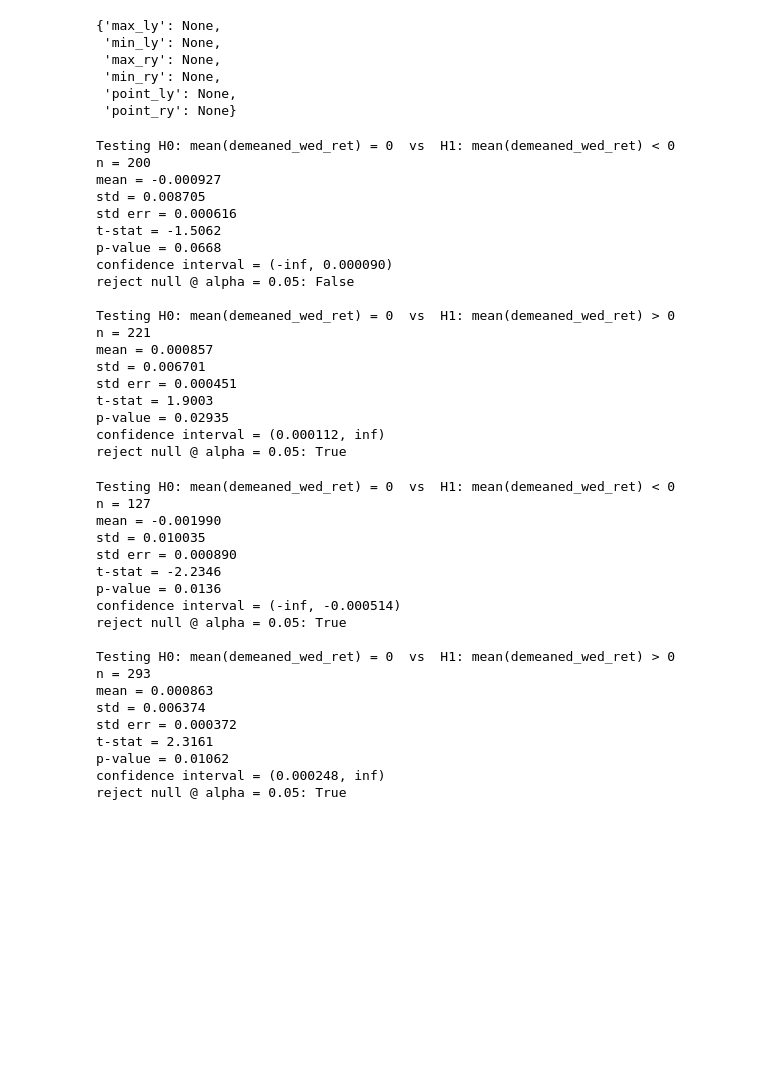
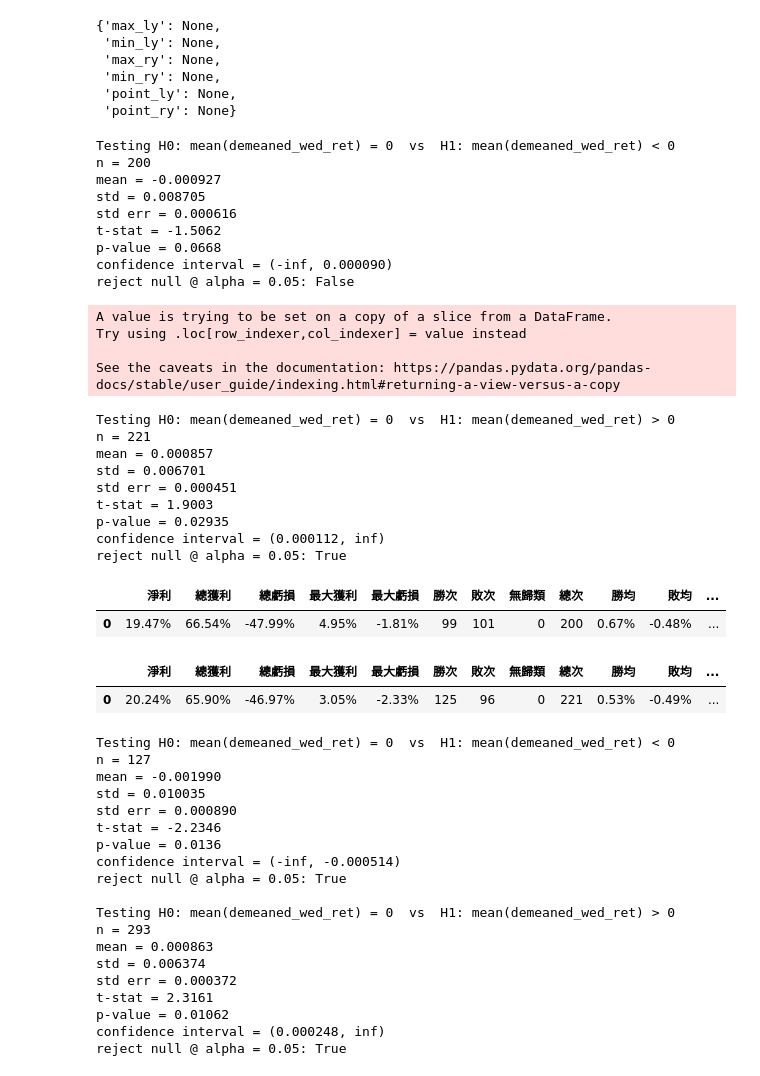
Before and after one commit to Xin95172/JimQuant, a Jupyter notebook: 台指期週趨勢影響開盤/main.ipynb, the cells around one changed output. Saved outputs shown, nothing was run; the diff lists cells and outputs as text; code cells hidden in the pictures; blank space fills up the shorter version.

```diff
--- a/台指期週趨勢影響開盤/main.ipynb
+++ b/台指期週趨勢影響開盤/main.ipynb
@@ -2318,8 +2269,12 @@ main_df_left = main_df.loc[: zero_idx + 1]
 main_df_right = main_df.loc[zero_idx + 1: ]
 
 # get metrics
+main_df_left["demeaned_daily_ret_reverse"] = - main_df_left["demeaned_wed_ret"]
+perform_left = get_performance(main_df_left, "demeaned_daily_ret_reverse")
 test_ret(main_df_left, "demeaned_wed_ret", alternative = "less")
 plot_scatter(main_df_left, "indicator", "demeaned_wed_ret")
+
+perform_right = get_performance(main_df_right, "demeaned_wed_ret")
 test_ret(main_df_right, "demeaned_wed_ret", alternative = "greater")
 plot_scatter(main_df_right, "indicator", "demeaned_wed_ret")
 # %% [output]
@@ -2332,16 +2287,29 @@ t-stat = -1.5062
 p-value = 0.0668
 confidence interval = (-inf, 0.000090)
 reject null @ alpha = 0.05: False
-
-Testing H0: mean(demeaned_wed_ret) = 0  vs  H1: mean(demeaned_wed_ret) > 0
-n = 221
-mean = 0.000857
-std = 0.006701
-std err = 0.000451
-t-stat = 1.9003
-p-value = 0.02935
-confidence interval = (0.000112, inf)
-reject null @ alpha = 0.05: True
+A value is trying to be set on a copy of a slice from a DataFrame.
+Try using .loc[row_indexer,col_indexer] = value instead
+
+See the caveats in the documentation: https://pandas.pydata.org/pandas-docs/stable/user_guide/indexing.html#returning-a-view-versus-a-copy
+Testing H0: mean(demeaned_wed_ret) = 0  vs  H1: mean(demeaned_wed_ret) > 0
+n = 221
+mean = 0.000857
+std = 0.006701
+std err = 0.000451
+t-stat = 1.9003
+p-value = 0.02935
+confidence interval = (0.000112, inf)
+reject null @ alpha = 0.05: True
+# %%
+perform_left
+# %% [output]
+|  | 淨利 | 總獲利 | 總虧損 | 最大獲利 | 最大虧損 | 勝次 | 敗次 | 無歸類 | 總次 | 勝均 | 敗均 | ... |
+| 0 | 19.47% | 66.54% | -47.99% | 4.95% | -1.81% | 99 | 101 | 0 | 200 | 0.67% | -0.48% | ... |
+# %%
+perform_right
+# %% [output]
+|  | 淨利 | 總獲利 | 總虧損 | 最大獲利 | 最大虧損 | 勝次 | 敗次 | 無歸類 | 總次 | 勝均 | 敗均 | ... |
+| 0 | 20.24% | 65.90% | -46.97% | 3.05% | -2.33% | 125 | 96 | 0 | 221 | 0.53% | -0.49% | ... |
 # %%
 """diff cut of df"""
 
```
Also changed, not shown: parts of 55 cells of this notebook, 3 other files.
